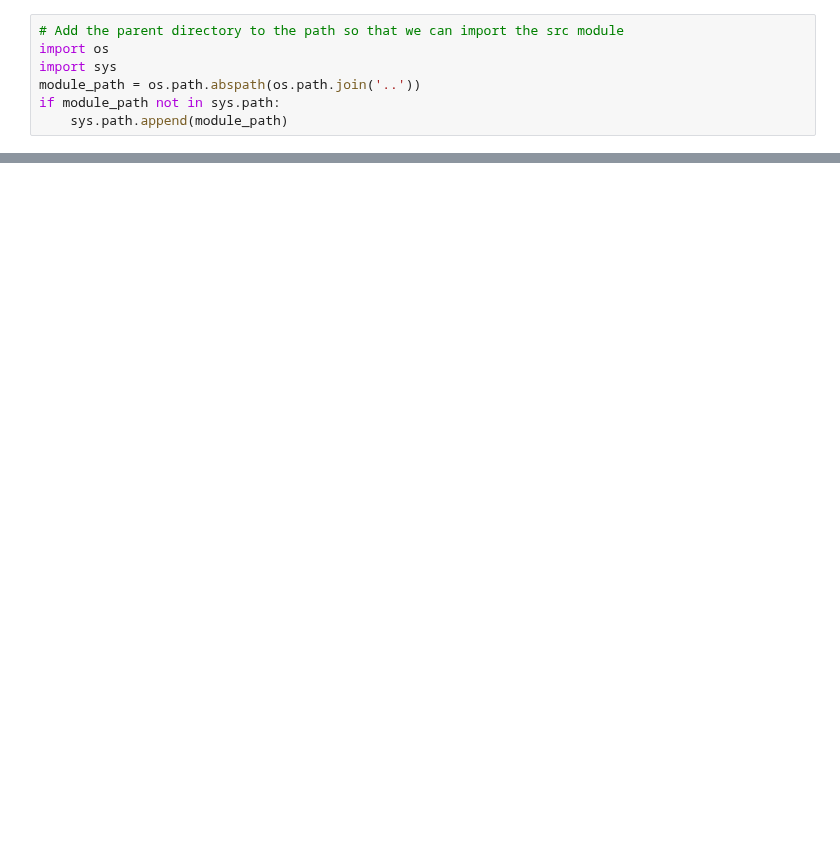
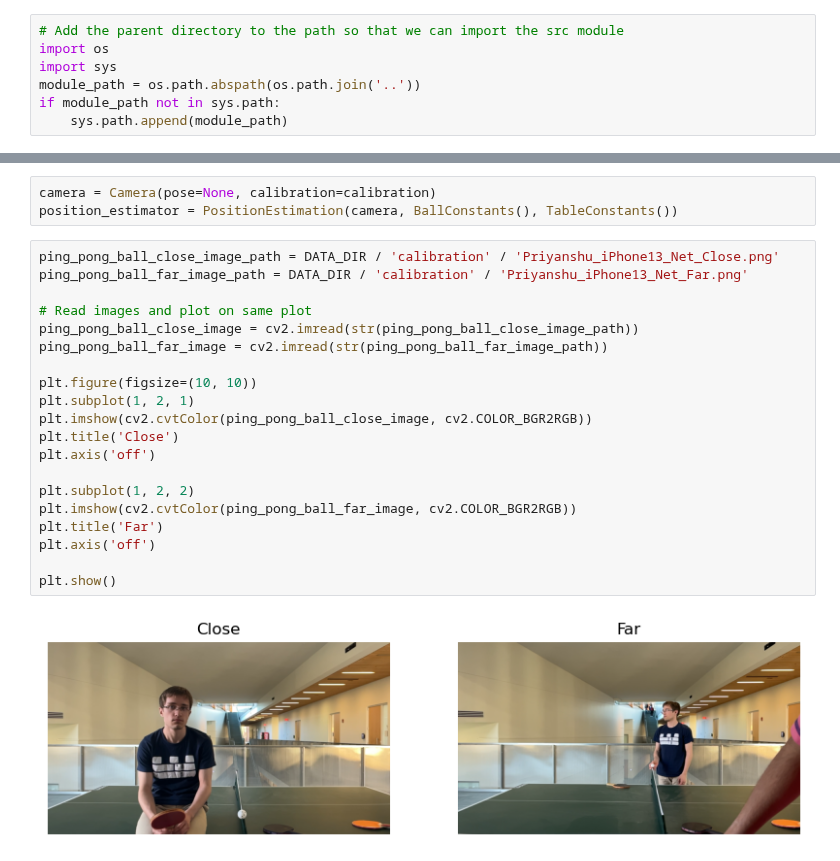
Before and after one commit to Priyanshu4/PingPongTracking, a Jupyter notebook: notebooks/calibration_test.ipynb, the cells around one changed output, grey strips where cells are left out. Saved outputs shown, nothing was run; the diff lists cells and outputs as text; blank space fills up the shorter version.

Commit message:
Calibration testing and HoughCircle testing

```diff
--- a/notebooks/calibration_test.ipynb
+++ b/notebooks/calibration_test.ipynb
@@ -24,0 +30,25 @@ array([[1.77359284e+03, 0.00000000e+00, 9.11756034e+02],
+# %%
+camera = Camera(pose=None, calibration=calibration)
+position_estimator = PositionEstimation(camera, BallConstants(), TableConstants())
+# %%
+ping_pong_ball_close_image_path = DATA_DIR / 'calibration' / 'Priyanshu_iPhone13_Net_Close.png'
+ping_pong_ball_far_image_path = DATA_DIR / 'calibration' / 'Priyanshu_iPhone13_Net_Far.png'
+
+# Read images and plot on same plot
+ping_pong_ball_close_image = cv2.imread(str(ping_pong_ball_close_image_path))
+ping_pong_ball_far_image = cv2.imread(str(ping_pong_ball_far_image_path))
+
+plt.figure(figsize=(10, 10))
+plt.subplot(1, 2, 1)
+plt.imshow(cv2.cvtColor(ping_pong_ball_close_image, cv2.COLOR_BGR2RGB))
+plt.title('Close')
+plt.axis('off')
+
+plt.subplot(1, 2, 2)
+plt.imshow(cv2.cvtColor(ping_pong_ball_far_image, cv2.COLOR_BGR2RGB))
+plt.title('Far')
+plt.axis('off')
+
+plt.show()
+# %% [output]
+[figure, added]
```
Also changed, not shown: parts of 6 cells of this notebook, 5 other files.
